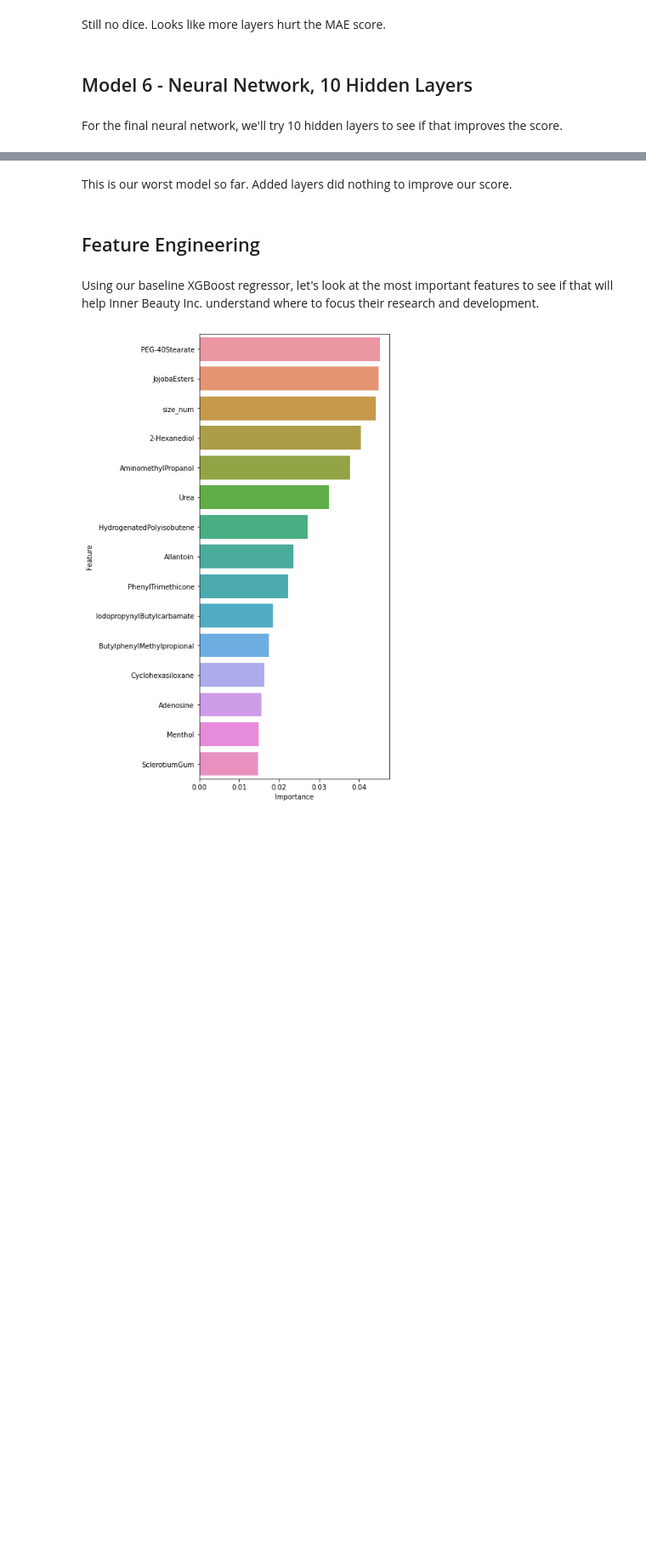
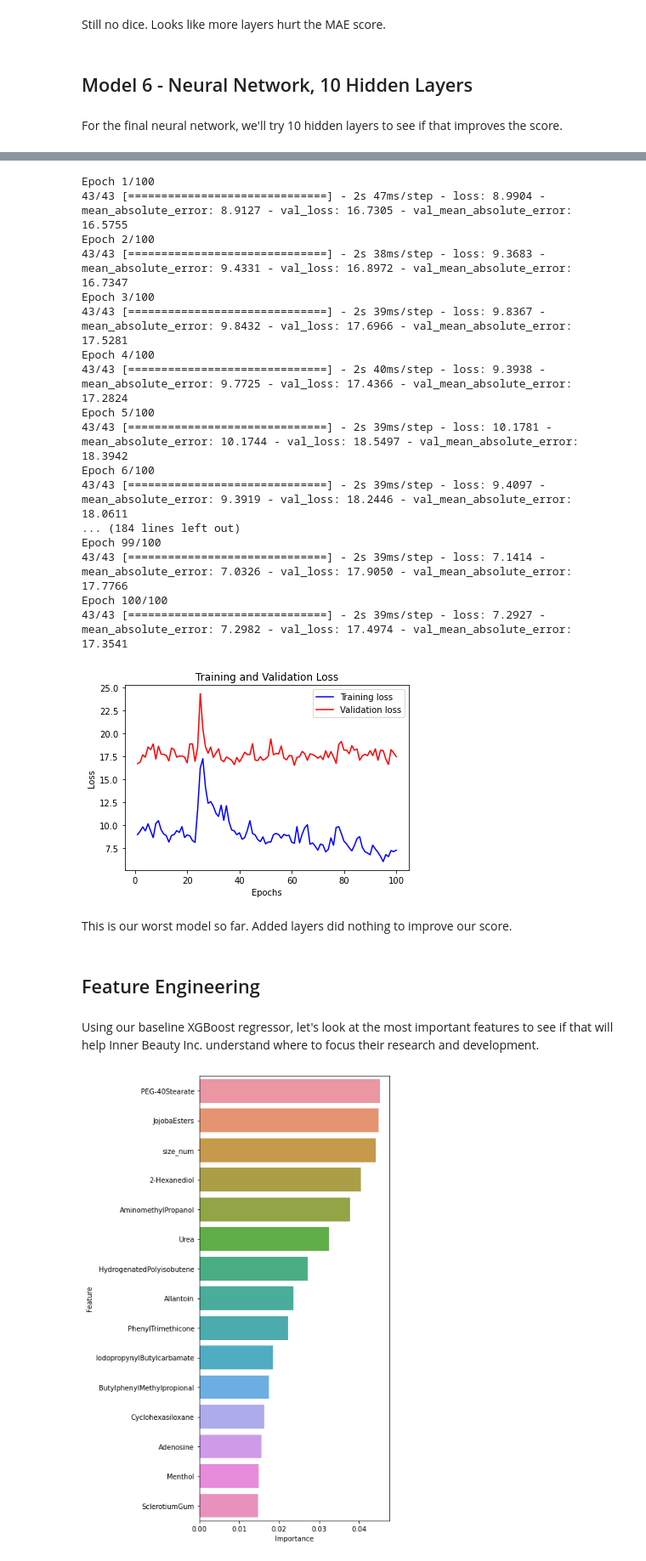
Before and after one commit to mahumabid/price-prediction-ML, a Jupyter notebook: Price-Prediction-NN.ipynb, the cells around one changed output, grey strips where cells are left out. Shown at 85% size. Drawn from its saved outputs; the diff is of its cells as text; code cells hidden in the pictures; blank space fills up the shorter version.

```diff
--- a/Price-Prediction-NN.ipynb
+++ b/Price-Prediction-NN.ipynb
@@ -907,3 +1001,41 @@ test:  15.525
+# %%
+import matplotlib.pyplot as plt
+
+# Train the model and collect the history
+history = model6.fit(X_train_ct, y_train, epochs=100, batch_size=64, validation_split=0.2)
+
+# Extract the loss values from the history
+loss = history.history['loss']
+val_loss = history.history['val_loss']
+
+# Plot the loss values
+epochs = range(1, len(loss) + 1)
+plt.plot(epochs, loss, 'b', label='Training loss')
+plt.plot(epochs, val_loss, 'r', label='Validation loss')
+plt.title('Training and Validation Loss')
+plt.xlabel('Epochs')
+plt.ylabel('Loss')
+plt.legend()
+plt.show()
+# %% [output]
+Epoch 1/100
+43/43 [==============================] - 2s 47ms/step - loss: 8.9904 - mean_absolute_error: 8.9127 - val_loss: 16.7305 - val_mean_absolute_error: 16.5755
+Epoch 2/100
+43/43 [==============================] - 2s 38ms/step - loss: 9.3683 - mean_absolute_error: 9.4331 - val_loss: 16.8972 - val_mean_absolute_error: 16.7347
+Epoch 3/100
+43/43 [==============================] - 2s 39ms/step - loss: 9.8367 - mean_absolute_error: 9.8432 - val_loss: 17.6966 - val_mean_absolute_error: 17.5281
+Epoch 4/100
+43/43 [==============================] - 2s 40ms/step - loss: 9.3938 - mean_absolute_error: 9.7725 - val_loss: 17.4366 - val_mean_absolute_error: 17.2824
+Epoch 5/100
+43/43 [==============================] - 2s 39ms/step - loss: 10.1781 - mean_absolute_error: 10.1744 - val_loss: 18.5497 - val_mean_absolute_error: 18.3942
+Epoch 6/100
+43/43 [==============================] - 2s 39ms/step - loss: 9.4097 - mean_absolute_error: 9.3919 - val_loss: 18.2446 - val_mean_absolute_error: 18.0611
+... (184 lines left out)
+Epoch 99/100
+43/43 [==============================] - 2s 39ms/step - loss: 7.1414 - mean_absolute_error: 7.0326 - val_loss: 17.9050 - val_mean_absolute_error: 17.7766
+Epoch 100/100
+43/43 [==============================] - 2s 39ms/step - loss: 7.2927 - mean_absolute_error: 7.2982 - val_loss: 17.4974 - val_mean_absolute_error: 17.3541
+[figure, added]
 # %% [markdown]
 This is our worst model so far. Added layers did nothing to improve our score.
 # %% [markdown]
```
Also changed, not shown: parts of 32 cells of this notebook.
